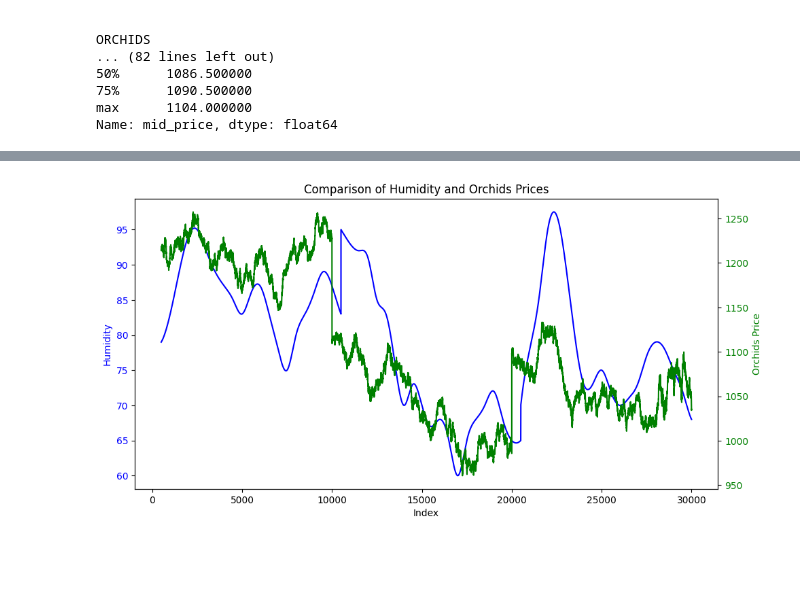
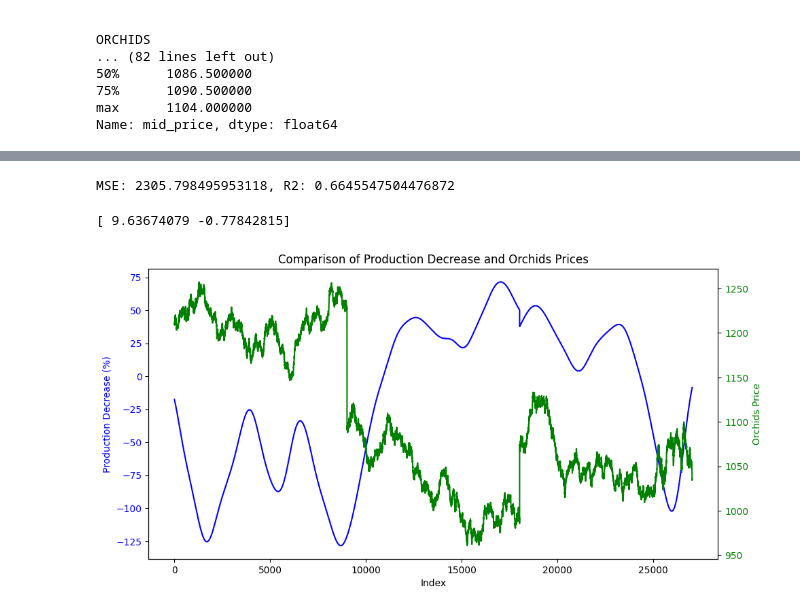
Before and after one commit to andrewliu08/prosperity-goats, a Jupyter notebook: research/round2/algo_trading/matt_research.ipynb, the cells around one changed output, grey strips where cells are left out. Cells and saved outputs as stored; diff of their text form; code cells hidden in the pictures; blank space fills up the shorter version.

Commit message:
experimented with linear regression on sunlight and humidity

```diff
--- a/research/round2/algo_trading/matt_research.ipynb
+++ b/research/round2/algo_trading/matt_research.ipynb
@@ -56,29 +347,36 @@ Name: mid_price, dtype: float64
+# %%
+# Error
+from sklearn.metrics import mean_squared_error, r2_score
+
+mse = mean_squared_error(y_test, y_pred)
+r2 = r2_score(y_test, y_pred)
+print(f"MSE: {mse}, R2: {r2}")
+# %% [output]
+MSE: 2305.798495953118, R2: 0.6645547504476872
+# %%
+# Coefficients
+print(model.coef_)
+# %% [output]
+[ 9.63674079 -0.77842815]
 # %%
-# HUMIDITY (WITH SHIFT) VS PRICE
-shift = 500
-
-data = pd.DataFrame()
-data['price'] = df['ORCHIDS']
-data['humidity'] = df['HUMIDITY'].shift(shift)
-data.dropna(inplace=True)
-
+# HUMIDITY VS PRODUCTION DECREASE VS PRICE
 fig, ax1 = plt.subplots(figsize=(10, 5))  # Create a figure and one subplot
 
-# Plot HUMIDITY on the primary y-axis
-ax1.plot(data.index, data['humidity'], label='Humidity', color='b')  # Plot Humidity on primary y-axis
+# Plot production decrease on the primary y-axis
+ax1.plot(data.index, X['sun_prod_dec'], label='Production Decrease', color='b')  # Plot Production Decrease on primary y-axis
 ax1.set_xlabel('Index')  # Set the x-axis label
-ax1.set_ylabel('Humidity', color='b')  # Set the y-axis label for HUMIDITY
-ax1.tick_params(axis='y', labelcolor='b')  # Set the y-axis tick color for HUMIDITY
+ax1.set_ylabel('Production Decrease (%)', color='b')  # Set the y-axis label for production decrease
+ax1.tick_params(axis='y', labelcolor='b')  # Set the y-axis tick color for production decrease
 
 # Create a secondary y-axis for ORCHIDS prices
 ax2 = ax1.twinx()  # Create a secondary y-axis
-ax2.plot(data.index, data['price'], label='Orchids Price', color='g')  # Plot Orchids Price on secondary y-axis
+ax2.plot(data.index, y, label='Orchids Price', color='g')  # Plot Orchids Price on secondary y-axis
 ax2.set_ylabel('Orchids Price', color='g')  # Set the y-axis label for ORCHIDS
 ax2.tick_params(axis='y', labelcolor='g')  # Set the y-axis tick color for ORCHIDS
 
 # Adjust layout and title
 fig.tight_layout()  # Adjust the layout
-plt.title('Comparison of Humidity and Orchids Prices')  # Set a more appropriate title
+plt.title('Comparison of Production Decrease and Orchids Prices')  # Set a more appropriate title
 plt.show()
 # %% [output]
-[figure, old version]
+[figure, new version]
```
Also changed, not shown: parts of 17 cells of this notebook.
